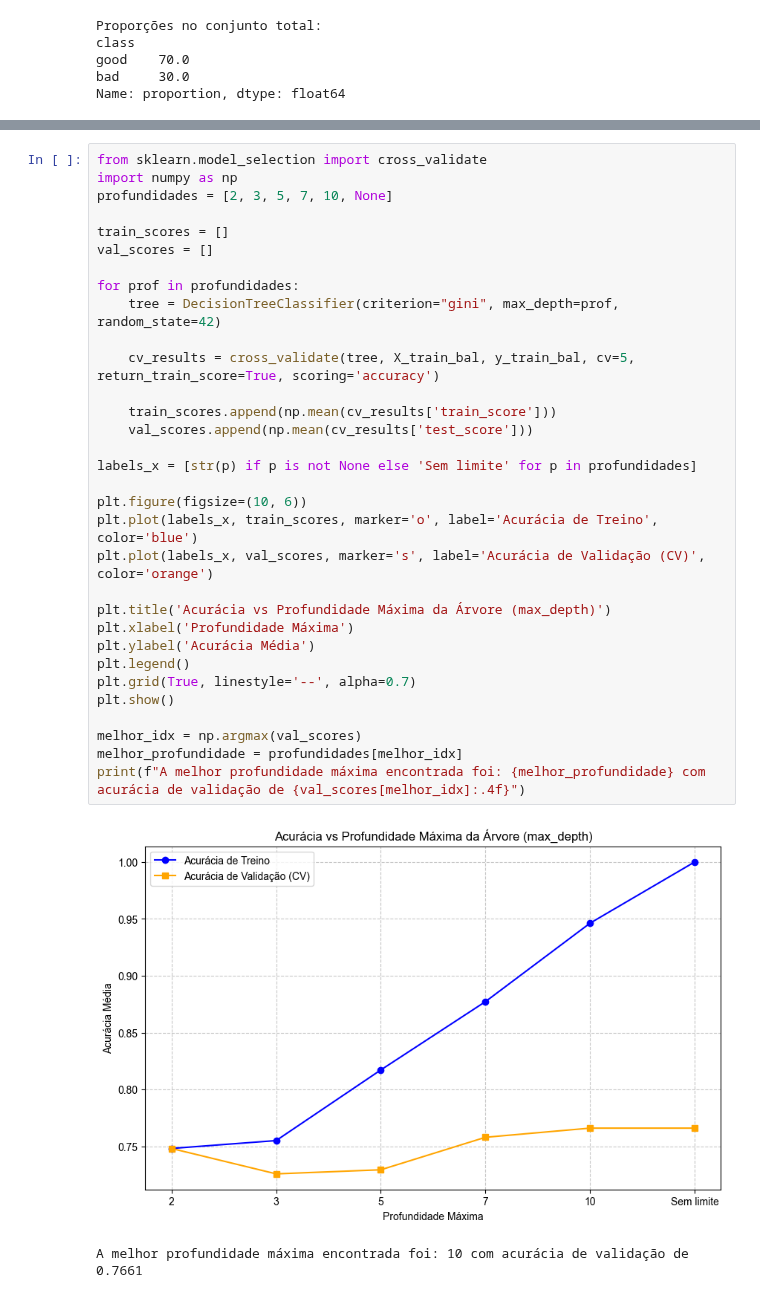
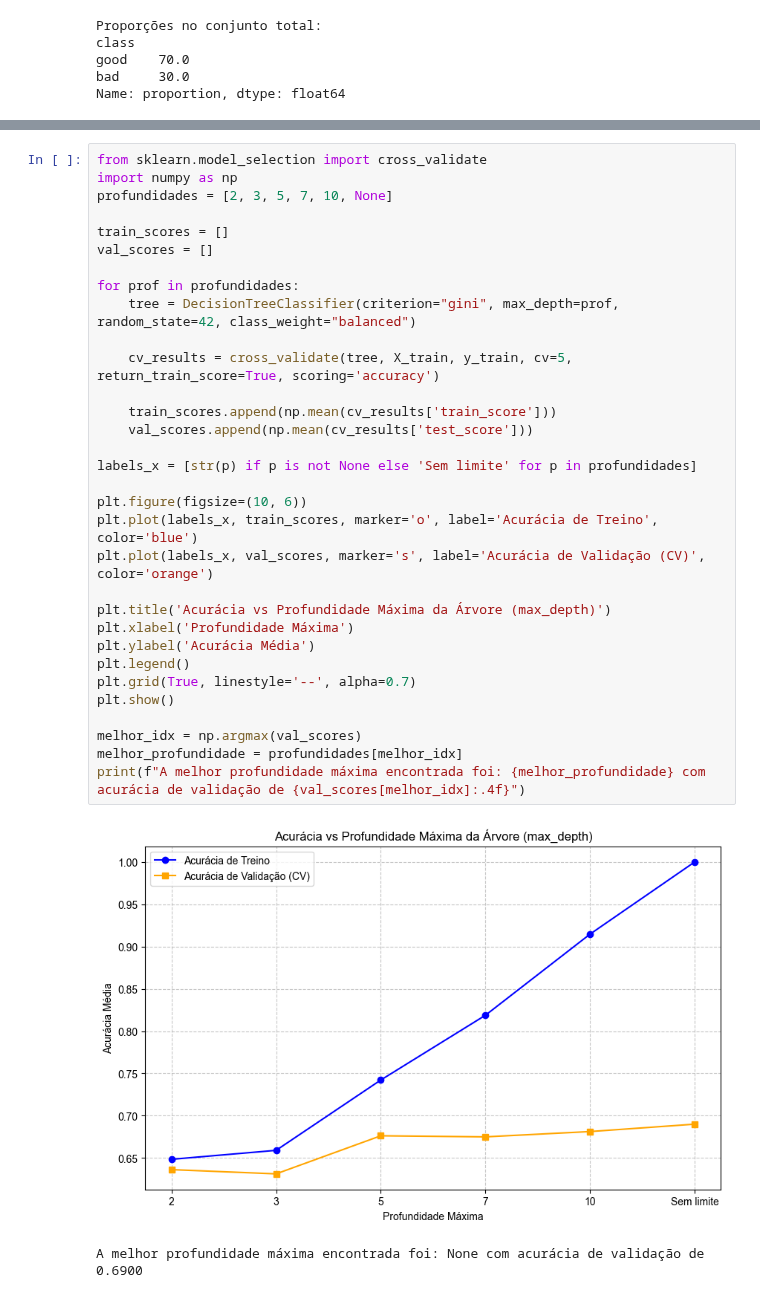
Before and after one commit to DanielNeres/Projeto_Sistemas_Inteligentes, a Jupyter notebook: Unidade_1/problema4.ipynb, the cells around one changed output, grey strips where cells are left out. Cells and saved outputs as stored; diff of their text form.

```diff
--- a/Unidade_1/problema4.ipynb
+++ b/Unidade_1/problema4.ipynb
@@ -122,37 +120,37 @@ Name: proportion, dtype: float64
 from sklearn.model_selection import cross_validate
 import numpy as np
 profundidades = [2, 3, 5, 7, 10, None]
 
 train_scores = []
 val_scores = []
 
 for prof in profundidades:
-    tree = DecisionTreeClassifier(criterion="gini", max_depth=prof, random_state=42)
+    tree = DecisionTreeClassifier(criterion="gini", max_depth=prof, random_state=42, class_weight="balanced")
 
-    cv_results = cross_validate(tree, X_train_bal, y_train_bal, cv=5, return_train_score=True, scoring='accuracy')
+    cv_results = cross_validate(tree, X_train, y_train, cv=5, return_train_score=True, scoring='accuracy')
 
     train_scores.append(np.mean(cv_results['train_score']))
     val_scores.append(np.mean(cv_results['test_score']))
 
 labels_x = [str(p) if p is not None else 'Sem limite' for p in profundidades]
 
 plt.figure(figsize=(10, 6))
 plt.plot(labels_x, train_scores, marker='o', label='Acurácia de Treino', color='blue')
 plt.plot(labels_x, val_scores, marker='s', label='Acurácia de Validação (CV)', color='orange')
 
 plt.title('Acurácia vs Profundidade Máxima da Árvore (max_depth)')
 plt.xlabel('Profundidade Máxima')
 plt.ylabel('Acurácia Média')
 plt.legend()
 plt.grid(True, linestyle='--', alpha=0.7)
 plt.show()
 
 melhor_idx = np.argmax(val_scores)
 melhor_profundidade = profundidades[melhor_idx]
 print(f"A melhor profundidade máxima encontrada foi: {melhor_profundidade} com acurácia de validação de {val_scores[melhor_idx]:.4f}")
 # %% [output]
-[figure, old version]
+[figure, new version]
-A melhor profundidade máxima encontrada foi: 10 com acurácia de validação de 0.7661
+A melhor profundidade máxima encontrada foi: None com acurácia de validação de 0.6900
 # %%
 train_scores_ent = []
 val_scores_ent = []
```
Also changed, not shown: parts of 6 cells of this notebook, 4 other files.
